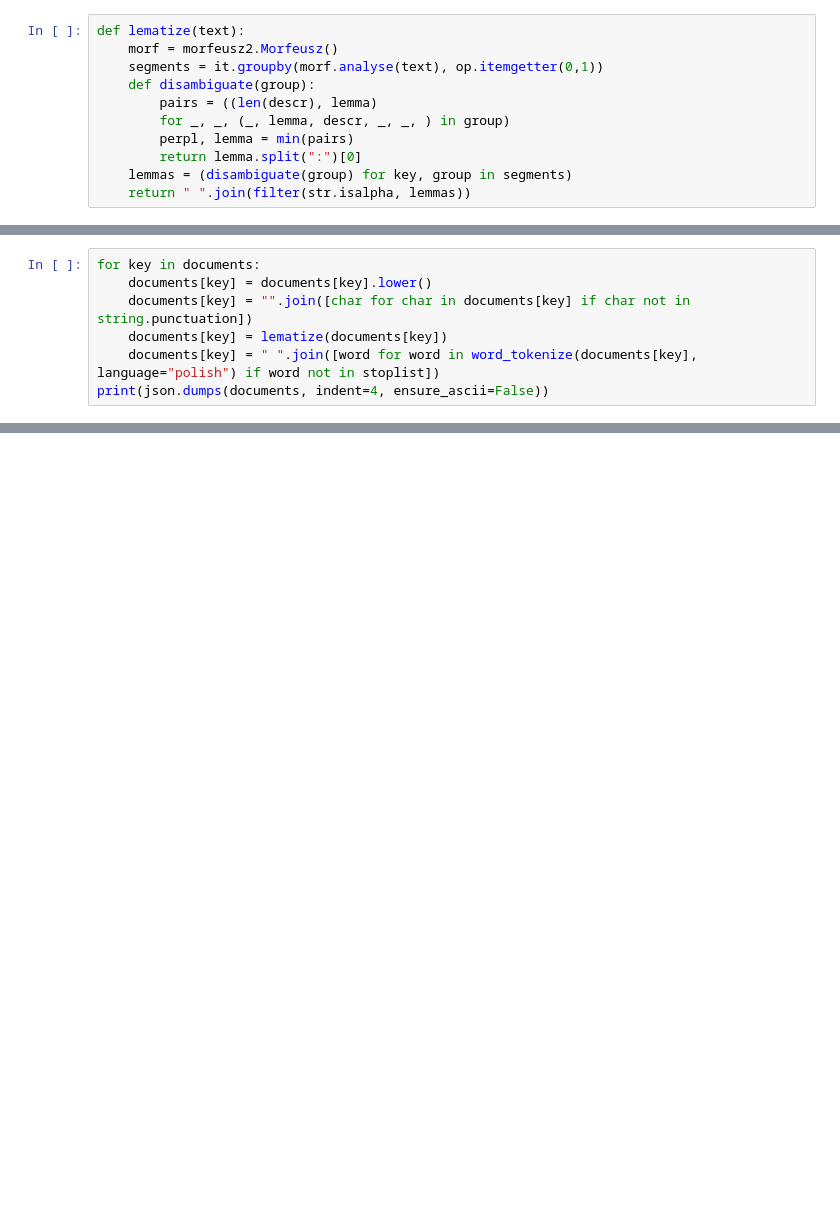
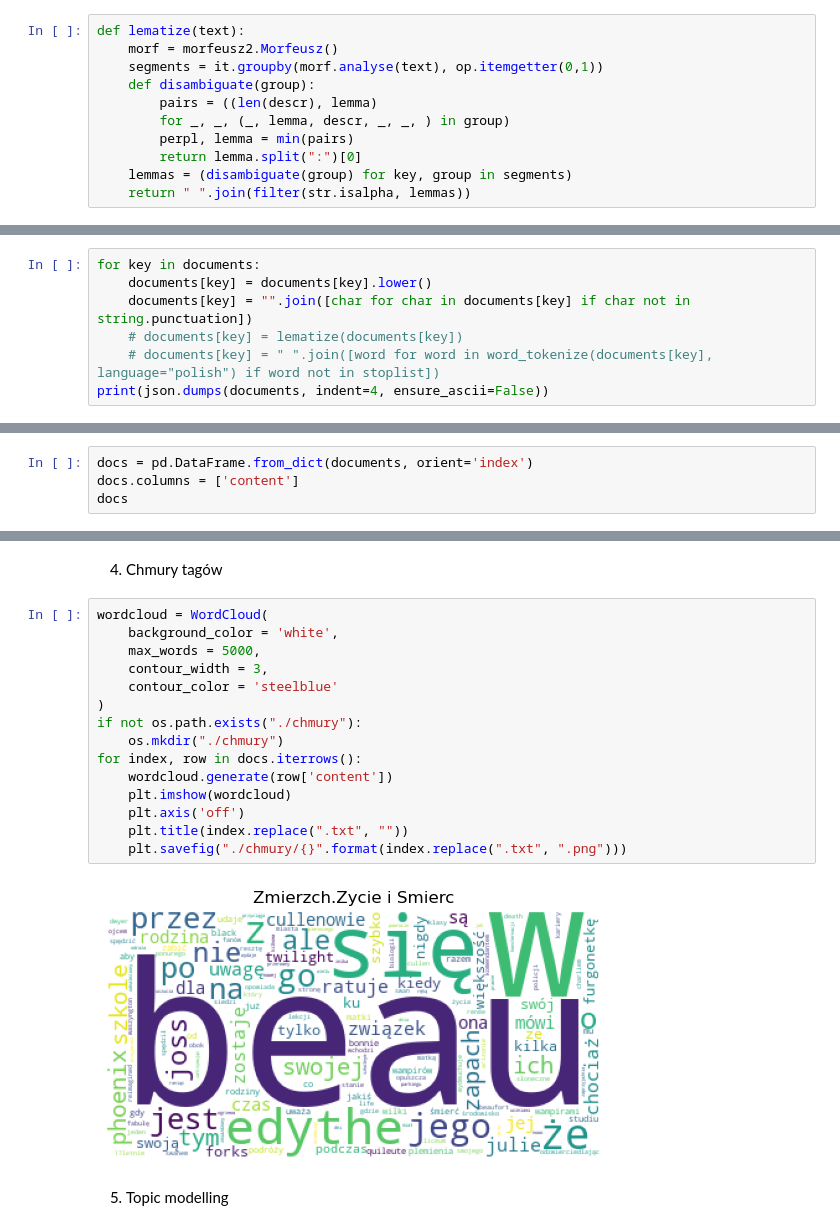
Before and after one commit to DominikaMazur99/TextMining, a Jupyter notebook: text_mining.ipynb, the cells around one changed output, grey strips where cells are left out. Cells and saved outputs as stored; diff of their text form; blank space fills up the shorter version.

```diff
--- a/text_mining.ipynb
+++ b/text_mining.ipynb
@@ -46,6 +109,6 @@ morf.analyse('Ala ma kota, a kot ma Alę. Ala go kocha, a on ją wcale.')
 for key in documents:
     documents[key] = documents[key].lower()
     documents[key] = "".join([char for char in documents[key] if char not in string.punctuation])
-    documents[key] = lematize(documents[key])
-    documents[key] = " ".join([word for word in word_tokenize(documents[key], language="polish") if word not in stoplist])
+    # documents[key] = lematize(documents[key])
+    # documents[key] = " ".join([word for word in word_tokenize(documents[key], language="polish") if word not in stoplist])
 print(json.dumps(documents, indent=4, ensure_ascii=False))
@@ -51,0 +135,4 @@ print(json.dumps(documents, indent=4, ensure_ascii=False))
+# %%
+docs = pd.DataFrame.from_dict(documents, orient='index')
+docs.columns = ['content']
+docs
@@ -51,0 +187,21 @@ print(json.dumps(documents, indent=4, ensure_ascii=False))
+# %% [markdown]
+4. Chmury tagów
+# %%
+wordcloud = WordCloud(
+    background_color = 'white',
+    max_words = 5000,
+    contour_width = 3,
+    contour_color = 'steelblue'
+)
+if not os.path.exists("./chmury"):
+    os.mkdir("./chmury")
+for index, row in docs.iterrows():
+    wordcloud.generate(row['content'])
+    plt.imshow(wordcloud)
+    plt.axis('off')
+    plt.title(index.replace(".txt", ""))
+    plt.savefig("./chmury/{}".format(index.replace(".txt", ".png")))
+# %% [output]
+[figure, added]
+# %% [markdown]
+5. Topic modelling
```
Also changed, not shown: parts of 13 cells of this notebook, 22 other files.
